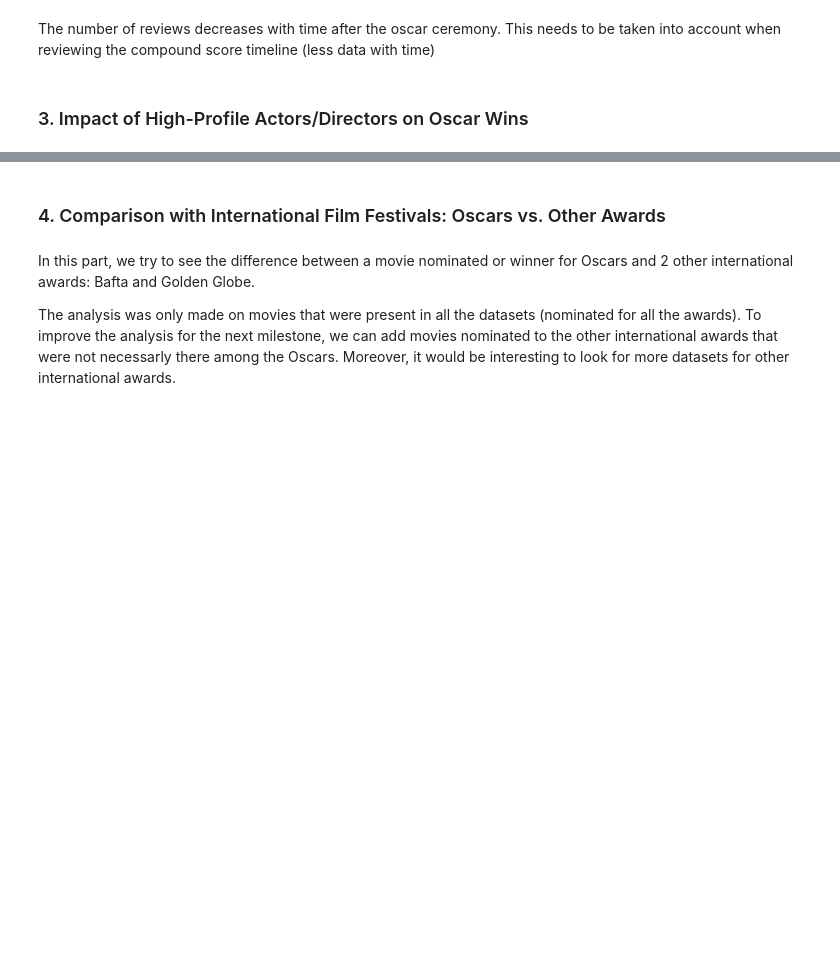
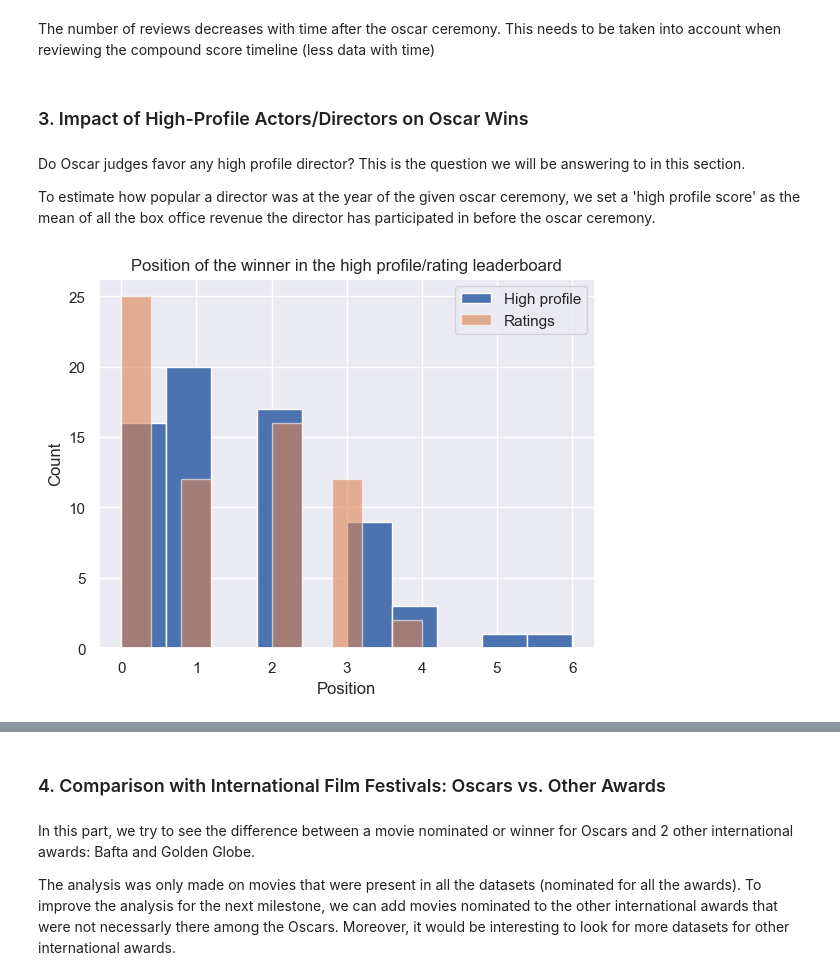
Before and after one commit to epfl-ada/ada-2024-project-badaboum, a Jupyter notebook: results.ipynb, the cells around one changed output, grey strips where cells are left out. Drawn from its saved outputs; the diff is of its cells as text; code cells hidden in the pictures; blank space fills up the shorter version.

Commit message:
added question 3, updated requirements for sklearn

```diff
--- a/results.ipynb
+++ b/results.ipynb
@@ -29,3 +30,13 @@ plot_oscar_timeline("count")
 The number of reviews decreases with time after the oscar ceremony. This needs to be taken into account when reviewing the compound score timeline (less data with time)
 # %% [markdown]
 ### 3. Impact of High-Profile Actors/Directors on Oscar Wins
+# %% [markdown]
+Do Oscar judges favor any high profile director? This is the question we will be answering to in this section.
+
+To estimate how popular a director was at the year of the given oscar ceremony, we set a 'high profile score' as the mean of all the box office revenue the director has participated in before the oscar ceremony.
+# %%
+df_Q3 = load_data_Q3()
+# %%
+plot_winner_position(df_Q3)
+# %% [output]
+[figure, added]
```
Also changed, not shown: parts of 6 cells of this notebook, 2 other files.
